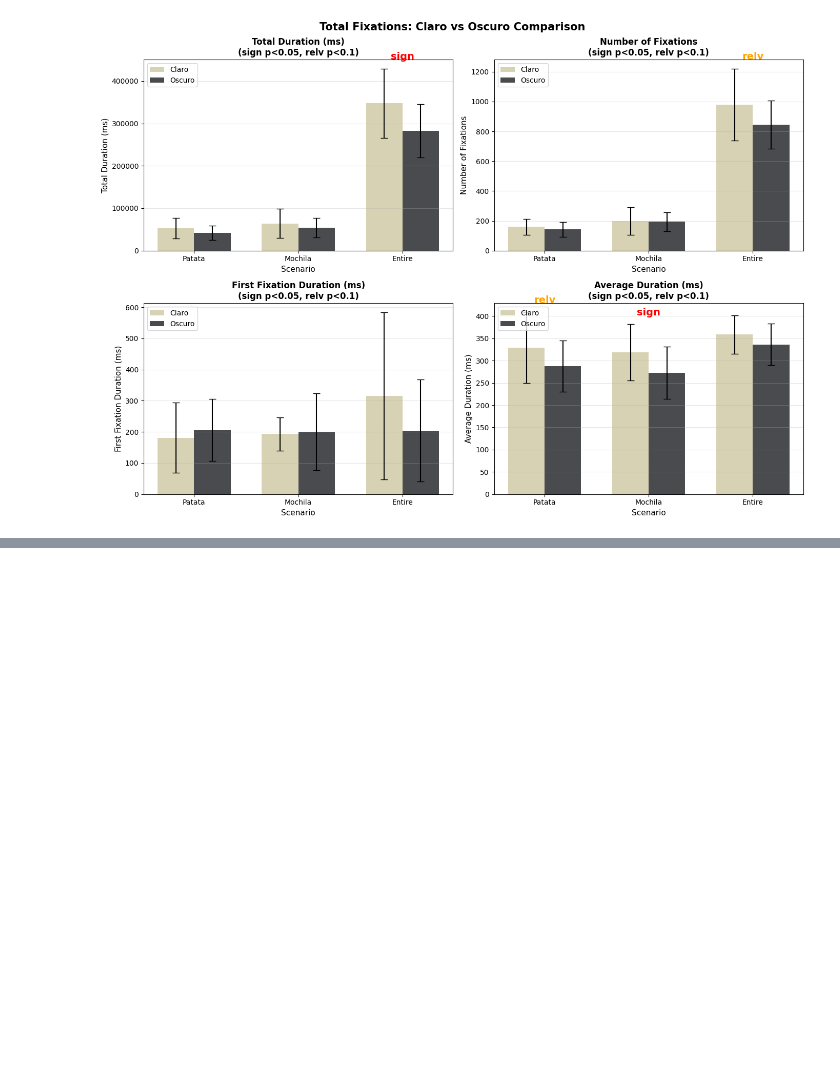
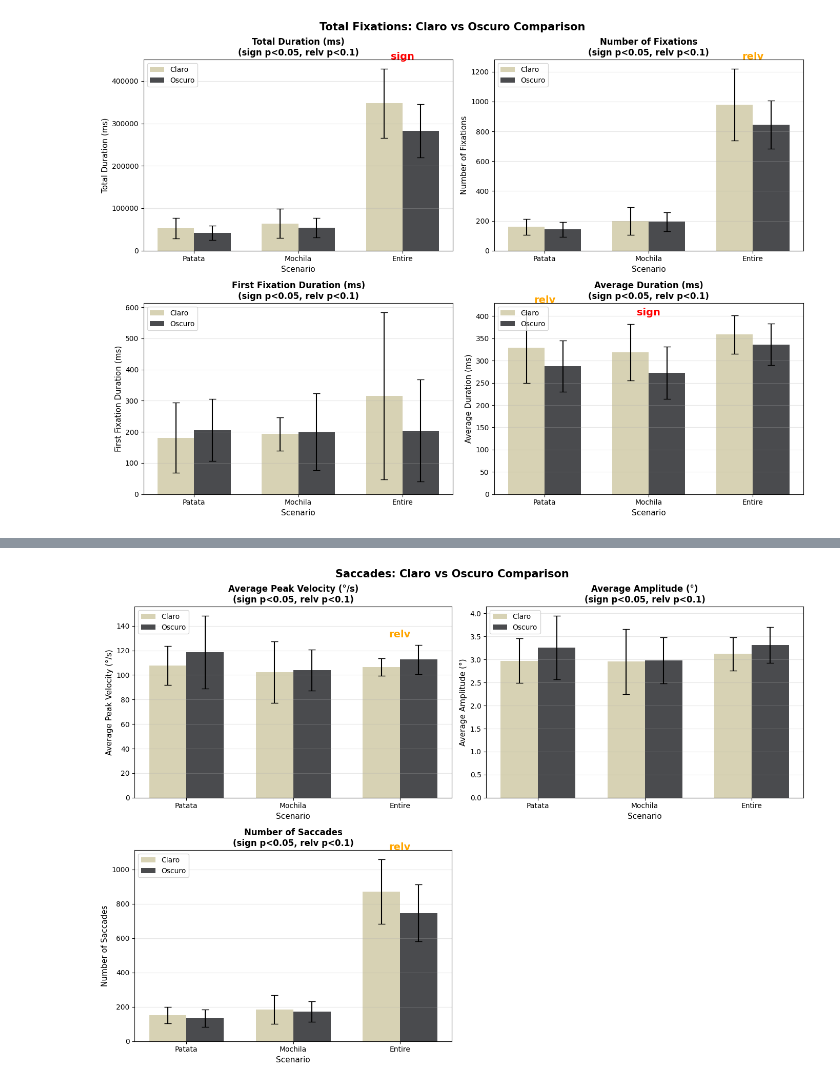
Before and after one commit to andrrsin/TFG, a Jupyter notebook: code/GeneralAnalysis.ipynb, the cells around one changed output, grey strips where cells are left out. Saved outputs shown, nothing was run; the diff lists cells and outputs as text; code cells hidden in the pictures; blank space fills up the shorter version.

Commit message:
saccades added

```diff
--- a/code/TotalFixations.ipynb
+++ b/code/GeneralAnalysis.ipynb
@@ -54,7 +54,7 @@ tf_oscuro_mochila = separate_by_toi(tf_oscuro, 'MochilaOscuro')
 tf_claro_entire = separate_by_toi(tf_claro, 'Entire Recording')
 tf_oscuro_entire = separate_by_toi(tf_oscuro, 'Entire Recording')
 
-def run_function_on_dataframe(df, func):
+def run_function_on_totalfixations(df, func):
     '''Runs the given function on the specified columns of the dataframe'''
     return func(df['Total_duration_of_whole_fixations']),func(df['Number_of_whole_fixations']),func(df['Duration_of_first_whole_fixation']),func(df['Average_duration_of_whole_fixations'])
 # %% [markdown]
@@ -215,0 +248,16 @@ plt.show()
+# %%
+basic_data_saccades = {
+    'PatataClaro': run_function_on_dataframe(sf_claro_patata, obtain_basic_data, metrics),
+    'PatataOscuro': run_function_on_dataframe(sf_oscuro_patata, obtain_basic_data, metrics),
+    'MochilaClaro': run_function_on_dataframe(sf_claro_mochila, obtain_basic_data, metrics),
+    'MochilaOscuro': run_function_on_dataframe(sf_oscuro_mochila, obtain_basic_data, metrics),
+    'EntireClaro': run_function_on_dataframe(sf_claro_entire, obtain_basic_data, metrics),
+    'EntireOscuro': run_function_on_dataframe(sf_oscuro_entire, obtain_basic_data, metrics),
+}
+
+for key in basic_data_saccades:
+    print(f"Results for {key}:")
+    print("Average_peak_velocity_of_saccades", basic_data_to_string(basic_data_saccades[key][0]))
+    print("Average_amplitude_of_saccades", basic_data_to_string(basic_data_saccades[key][1]))
+    print("Number_of_saccades", basic_data_to_string(basic_data_saccades[key][2]))
+    print()
@@ -215,0 +326,63 @@ plt.show()
+# %%
+fig, axes = plt.subplots(2, 2, figsize=(14, 10))
+axes = axes.flatten()
+
+
+metric_labels = ['Average Peak Velocity (°/s)', 'Average Amplitude (°)', 'Number of Saccades']
+toi_labels = ['Patata', 'Mochila', 'Entire']
+
+tstudent_data_saccades = [sf_patata_tstudent, sf_mochila_tstudent, sf_entire_tstudent]
+
+for idx, metric in enumerate(metrics):
+    ax = axes[idx]
+
+    claro_means = [basic_data_saccades['PatataClaro'][idx][0],
+                   basic_data_saccades['MochilaClaro'][idx][0],
+                   basic_data_saccades['EntireClaro'][idx][0]]
+    claro_stds = [basic_data_saccades['PatataClaro'][idx][1],
+                  basic_data_saccades['MochilaClaro'][idx][1],
+                  basic_data_saccades['EntireClaro'][idx][1]]
+    oscuro_means = [basic_data_saccades['PatataOscuro'][idx][0],
+                    basic_data_saccades['MochilaOscuro'][idx][0],
+                    basic_data_saccades['EntireOscuro'][idx][0]]
+    oscuro_stds = [basic_data_saccades['PatataOscuro'][idx][1],
+                   basic_data_saccades['MochilaOscuro'][idx][1],
+                   basic_data_saccades['EntireOscuro'][idx][1]]
+
+    x = np.arange(len(toi_labels))
+    width = 0.35
+
+    # Create bars with error bars
+    bars1 = ax.bar(x - width/2, claro_means, width, yerr=claro_stds,
+                   label='Claro', color="#CEC7A2", alpha=0.8, capsize=5)
+    bars2 = ax.bar(x + width/2, oscuro_means, width, yerr=oscuro_stds,
+                   label='Oscuro', color="#1D1E22", alpha=0.8, capsize=5)
+
+    # Add significance markers
+    for j, toi_label in enumerate(toi_labels):
+        pvalue = tstudent_data_saccades[j][metric].pvalue
+        if pvalue < 0.05:
+            # Add significance star
+            y_pos = max(claro_means[j] + claro_stds[j], oscuro_means[j] + oscuro_stds[j])
+            ax.text(x[j], y_pos * 1.05, 'sign', ha='center', fontsize=14, fontweight='bold', color='red')
+        elif pvalue < 0.1:
+            y_pos = max(claro_means[j] + claro_stds[j], oscuro_means[j] + oscuro_stds[j])
+            ax.text(x[j], y_pos * 1.05, 'relv', ha='center', fontsize=14, fontweight='bold', color='orange')
+
+    ax.set_xlabel('Scenario', fontsize=11)
+    ax.set_ylabel(metric_labels[idx], fontsize=11)
+    ax.set_title(f'{metric_labels[idx]}\n(sign p<0.05, relv p<0.1)', fontsize=12, fontweight='bold')
+    ax.set_xticks(x)
+    ax.set_xticklabels(toi_labels)
+    ax.legend(loc='upper left')
+    ax.grid(axis='y', alpha=0.3)
+
+# Hide the 4th subplot since we only have 3 metrics
+axes[3].set_visible(False)
+
+plt.suptitle('Saccades: Claro vs Oscuro Comparison',
+             fontsize=15, fontweight='bold')
+plt.tight_layout()
+plt.show()
+# %% [output]
+[figure, added]
```
Also changed, not shown: parts of 10 cells of this notebook.
